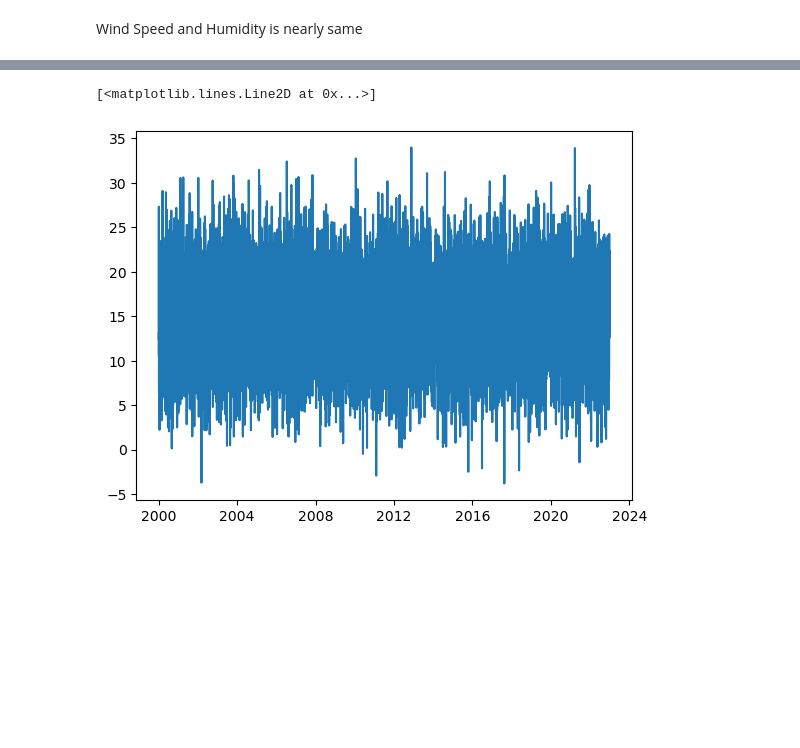
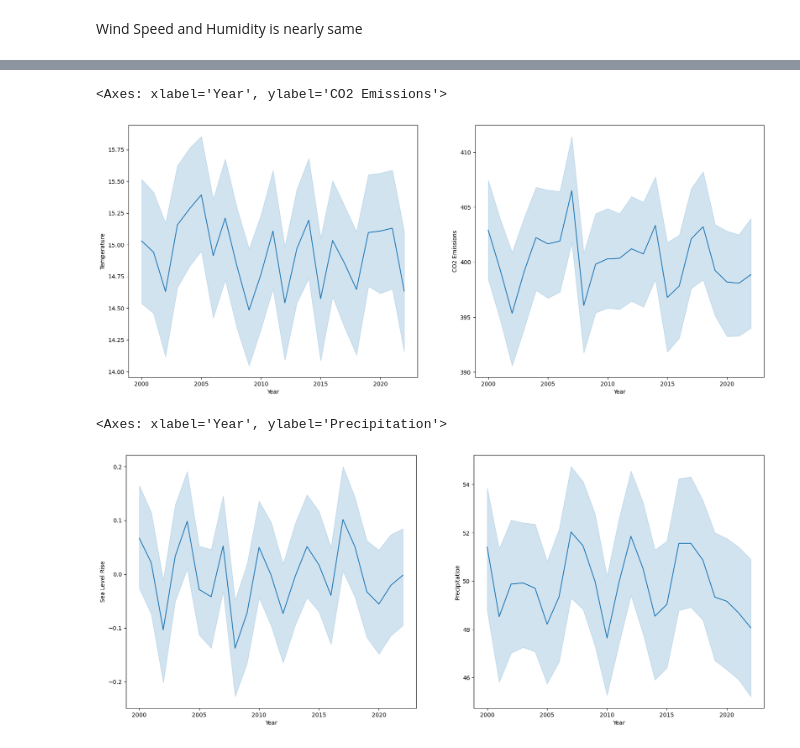
Before and after one commit to ShubhamGupta2505/MachineLearningPractice, a Jupyter notebook: eda-on-climate-insights-dataset.ipynb, the cells around one changed output, grey strips where cells are left out. Cells and saved outputs as stored; diff of their text form; code cells hidden in the pictures; blank space fills up the shorter version.

```diff
--- a/eda-on-climate-insights-dataset.ipynb
+++ b/eda-on-climate-insights-dataset.ipynb
@@ -193,8 +193,21 @@ df.head()
 | 2 | 2000-01-02 16:19:26.516651665 | West Williamland | French Guiana | 27.323718 | 451.553155 | -0.160783 | 42.697931 | 96.652600 | ... |
 | 3 | 2000-01-03 12:29:09.774977497 | South David | Vietnam | 12.309581 | 422.404983 | -0.475931 | 5.193341 | 47.467938 | ... |
 | 4 | 2000-01-04 08:38:53.033303330 | New Scottburgh | Moldova | 13.210885 | 410.472999 | 1.135757 | 78.695280 | 61.789672 | ... |
-# %%
-plt.plot(df['Date'],df['Temperature'])
-# %% [output]
-[<matplotlib.lines.Line2D at 0x...>]
-[figure, removed]
+# %%
+plt.figure(figsize=(20,8))
+plt.subplot(1,2,1)
+sns.lineplot(x='Year',y='Temperature',data=df)
+plt.subplot(1,2,2)
+sns.lineplot(x='Year',y='CO2 Emissions',data=df)
+# %% [output]
+<Axes: xlabel='Year', ylabel='CO2 Emissions'>
+[figure, added]
+# %%
+plt.figure(figsize=(20,8))
+plt.subplot(1,2,1)
+sns.lineplot(x='Year',y='Sea Level Rise',data=df)
+plt.subplot(1,2,2)
+sns.lineplot(x='Year',y='Precipitation',data=df)
+# %% [output]
+<Axes: xlabel='Year', ylabel='Precipitation'>
+[figure, added]
```
Also changed, not shown: parts of 2 cells of this notebook.
